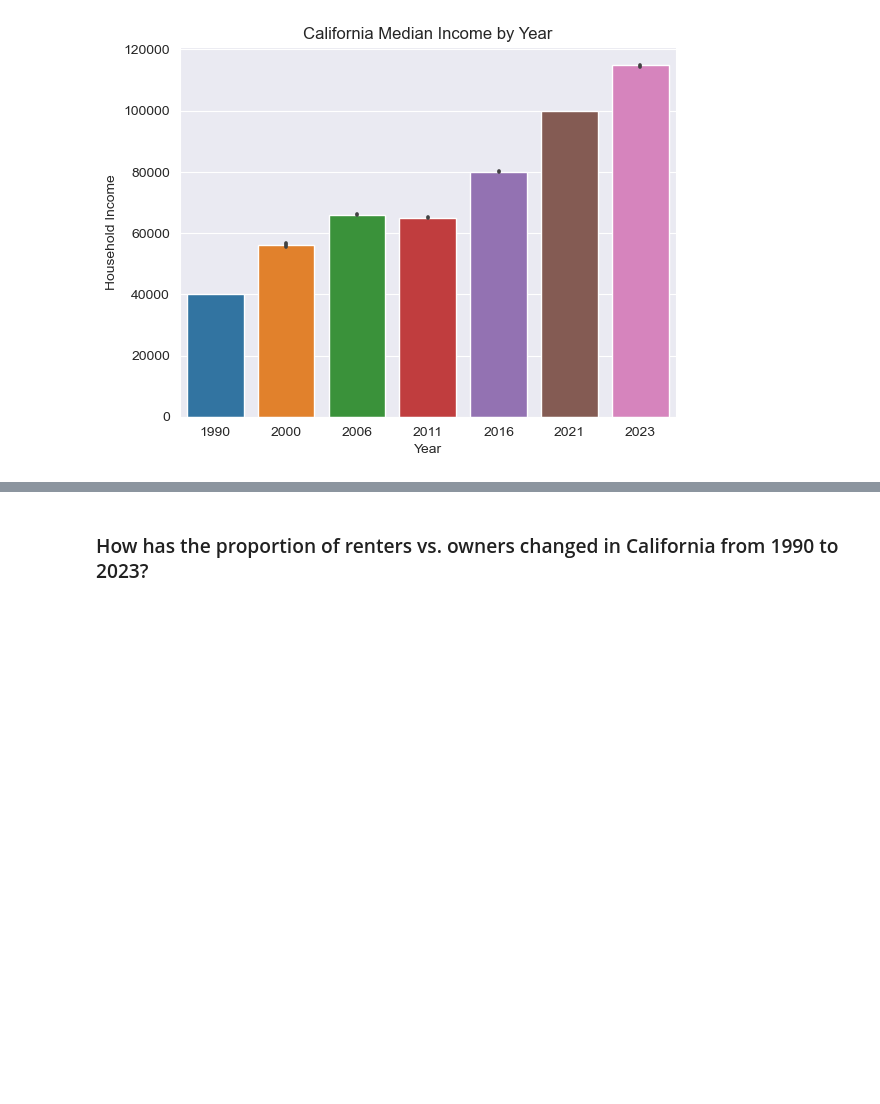
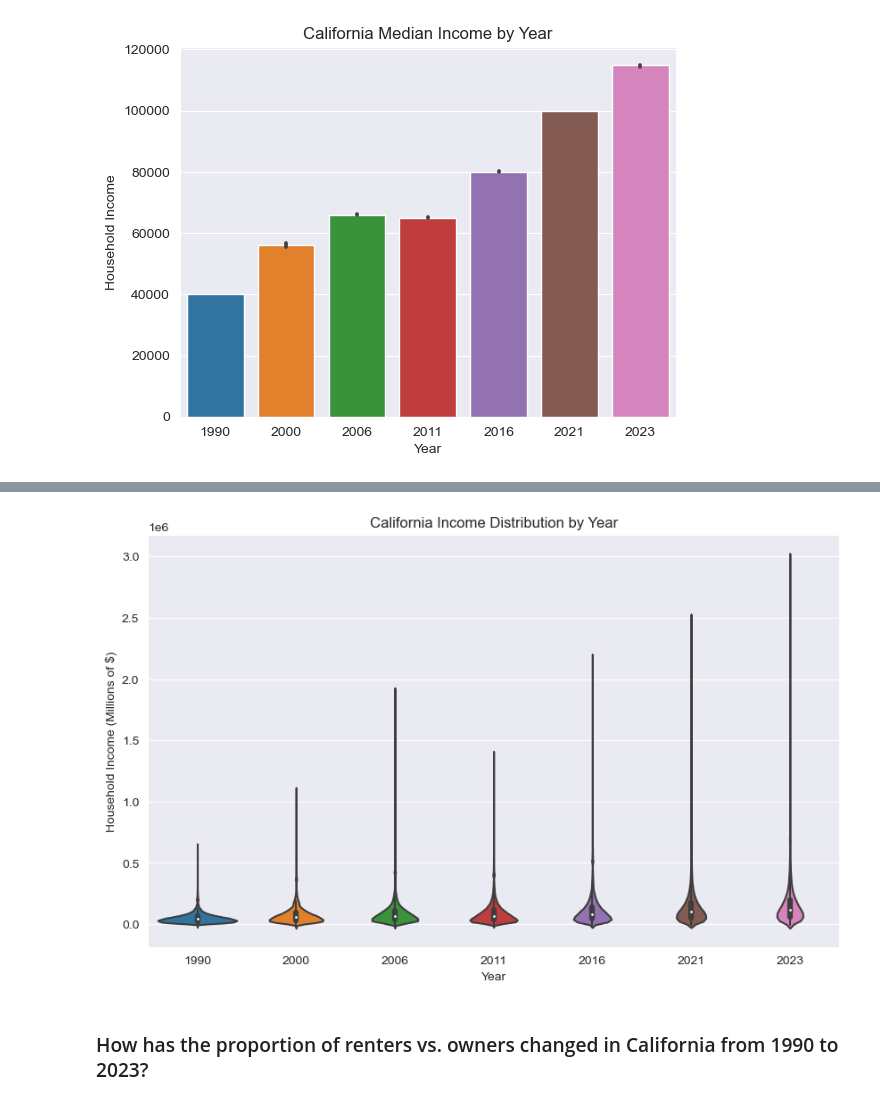
Before and after one commit to dpc43/Data271Project, a Jupyter notebook: Final_Project_Main_HC.ipynb, the cells around one changed output, grey strips where cells are left out. Drawn from its saved outputs; the diff is of its cells as text; code cells hidden in the pictures; blank space fills up the shorter version.

```diff
--- a/Final_Project_Main_HC.ipynb
+++ b/Final_Project_Main_HC.ipynb
@@ -778,3 +784,13 @@ plt.show()
+# %%
+plt.figure(figsize=(10, 6))
+sns.violinplot(data=hh_income_data, y='hh_income', x='year')
+
+plt.xlabel("Year")
+plt.ylabel("Household Income (Millions of $)")
+plt.title("California Income Distribution by Year")
+plt.show()
+# %% [output]
+[figure, new version]
 # %% [markdown]
 ### How has the proportion of renters vs. owners changed in California from 1990 to 2023?
 # %% [markdown]
```
Also changed, not shown: parts of 4 cells of this notebook.
